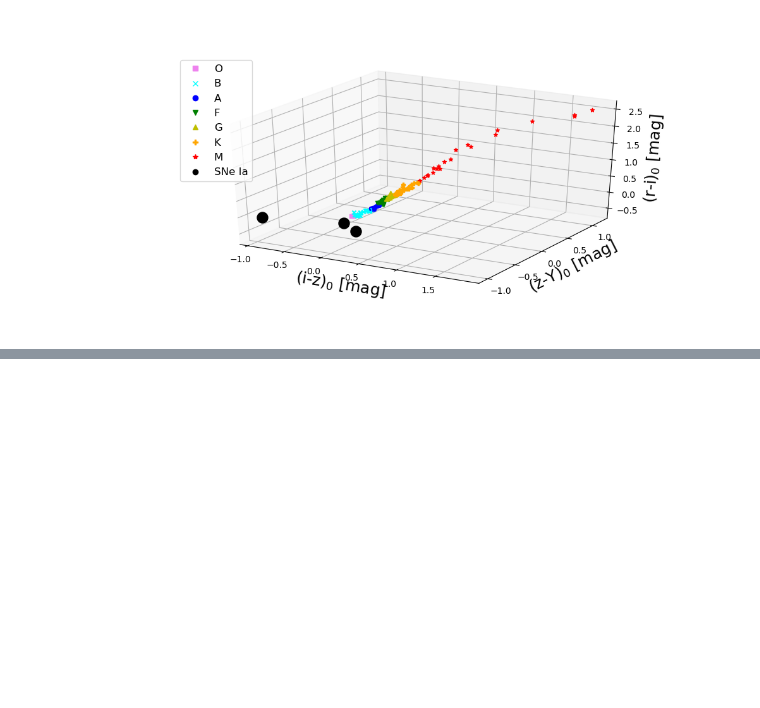
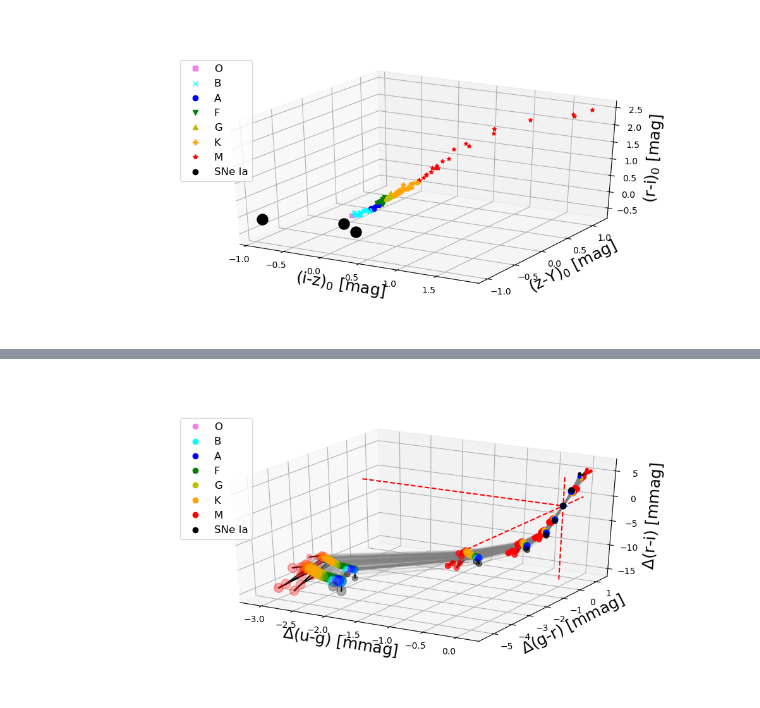
Before and after one commit to mrmonroy/AuxTel_atm_photo_corr, a Jupyter notebook: 03_spectrumThroughAtmLSST_3Dcolor_plot_varying_pwv.ipynb, the cells around one changed output, grey strips where cells are left out. Cells and saved outputs as stored; diff of their text form; code cells hidden in the pictures; blank space fills up the shorter version.

```diff
--- a/03_spectrumThroughAtmLSST_3Dcolor_plot_varying_pwv.ipynb
+++ b/03_spectrumThroughAtmLSST_3Dcolor_plot_varying_pwv.ipynb
@@ -665,0 +666,88 @@ ax.legend(fontsize=12)
+# %%
+colorx = 'u-g'
+colory = 'g-r'
+colorz = 'r-i'
+
+fig = plt.figure(figsize=(10,5))
+ax = fig.add_subplot(projection='3d')
+
+minx, maxx = [], []
+miny, maxy = [], []
+minz, maxz = [], []
+
+iso_vals1 = []
+iso_vals2 = []
+iso_vals3 = []
+for spec_type in spectral_types:
+    for si in colour_dict[spec_type]:
+        delta1 = (colour_dict[spec_type][si][colorx.lower()]-colour_dict_ref[spec_type][si][colorx.lower()])*1000.
+        delta2 = (colour_dict[spec_type][si][colory.lower()]-colour_dict_ref[spec_type][si][colory.lower()])*1000.
+        delta3 = (colour_dict[spec_type][si][colorz.lower()]-colour_dict_ref[spec_type][si][colorz.lower()])*1000.
+
+        msize = [10.]
+        msize = msize+[40.]*(len(delta1)-2)
+        msize.append(110.)
+
+        ax.scatter(delta1,delta2,delta3,c=type_colors[spec_type],marker='o',s=msize)
+        ax.plot(delta1,delta2,delta3,ls='-',marker='',color='grey',alpha=0.2)
+
+        minx.append(np.min(delta1))
+        miny.append(np.min(delta2))
+        minz.append(np.min(delta3))
+        maxx.append(np.max(delta1))
+        maxy.append(np.max(delta2))
+        maxz.append(np.max(delta3))
+
+        iso_vals1.append(delta1)
+        iso_vals2.append(delta2)
+        iso_vals3.append(delta3)
+
+    ax.plot([],[],c=type_colors[spec_type],ls='',marker='o',label=spec_type)
+
+for sn in sn_colour_dict.keys():
+    delta1_sn = (sn_colour_dict[sn][colorx.lower()]-sn_colour_dict_ref[sn][colorx.lower()])*1000.
+    delta2_sn = (sn_colour_dict[sn][colory.lower()]-sn_colour_dict_ref[sn][colory.lower()])*1000.
+    delta3_sn = (sn_colour_dict[sn][colorz.lower()]-sn_colour_dict_ref[sn][colorz.lower()])*1000.
+
+    msize = [10.]
+    msize = msize+[40.]*(len(delta1)-2)
+    msize.append(110.)
+
+    ax.scatter(delta1_sn,delta2_sn,delta3_sn,c='k',marker='o',s=msize)
+    ax.plot(delta1_sn,delta2_sn,delta3_sn,ls='-',marker='',color='grey',alpha=0.2)
+
+    minx.append(np.min(delta1_sn))
+    miny.append(np.min(delta2_sn))
+    minz.append(np.min(delta3_sn))
+    maxx.append(np.max(delta1_sn))
+    maxy.append(np.max(delta2_sn))
+    maxz.append(np.max(delta3_sn))
+
+    iso_vals1.append(delta1_sn)
+    iso_vals2.append(delta2_sn)
+    iso_vals3.append(delta3_sn)
+
+iso_vals1 = np.array(iso_vals1)
+iso_vals2 = np.array(iso_vals2)
+iso_vals3 = np.array(iso_vals3)
+for val in range(iso_vals1.shape[1]):
+    #print(iso_vals1[:,val])
+    sort_index = np.argsort(iso_vals1[:,val])
+    ax.plot(iso_vals1[:,val][sort_index],iso_vals2[:,val][sort_index],iso_vals3[:,val][sort_index],ls='-',marker='',color='k',zorder=-1)
+
+ax.plot([],[],ls='',marker='o',color='k',label='SNe Ia')
+
+ax.set_xlabel(r'$\Delta$'+'('+colorx+') [mmag]',fontsize=18)
+ax.set_ylabel(r'$\Delta$'+'('+colory+') [mmag]',fontsize=18)
+ax.set_zlabel(r'$\Delta$'+'('+colorz+') [mmag]',fontsize=18)
+
+xrange = np.linspace(np.min(minx),np.max(maxx),100)
+yrange = np.linspace(np.min(miny),np.max(maxy),100)
+zrange = np.linspace(np.min(minz),np.max(maxz),100)
+
+ax.plot(xrange,np.zeros(len(yrange)),np.zeros(len(zrange)),'r--')
+ax.plot(np.zeros(len(xrange)),yrange,np.zeros(len(zrange)),'r--')
+ax.plot(np.zeros(len(xrange)),np.zeros(len(yrange)),zrange,'r--')
+
+ax.legend(fontsize=12)
+# %% [output]
@@ -665,0 +755 @@ ax.legend(fontsize=12)
+[figure, added]
```
Also changed, not shown: parts of 17 cells of this notebook, 2 other files.
